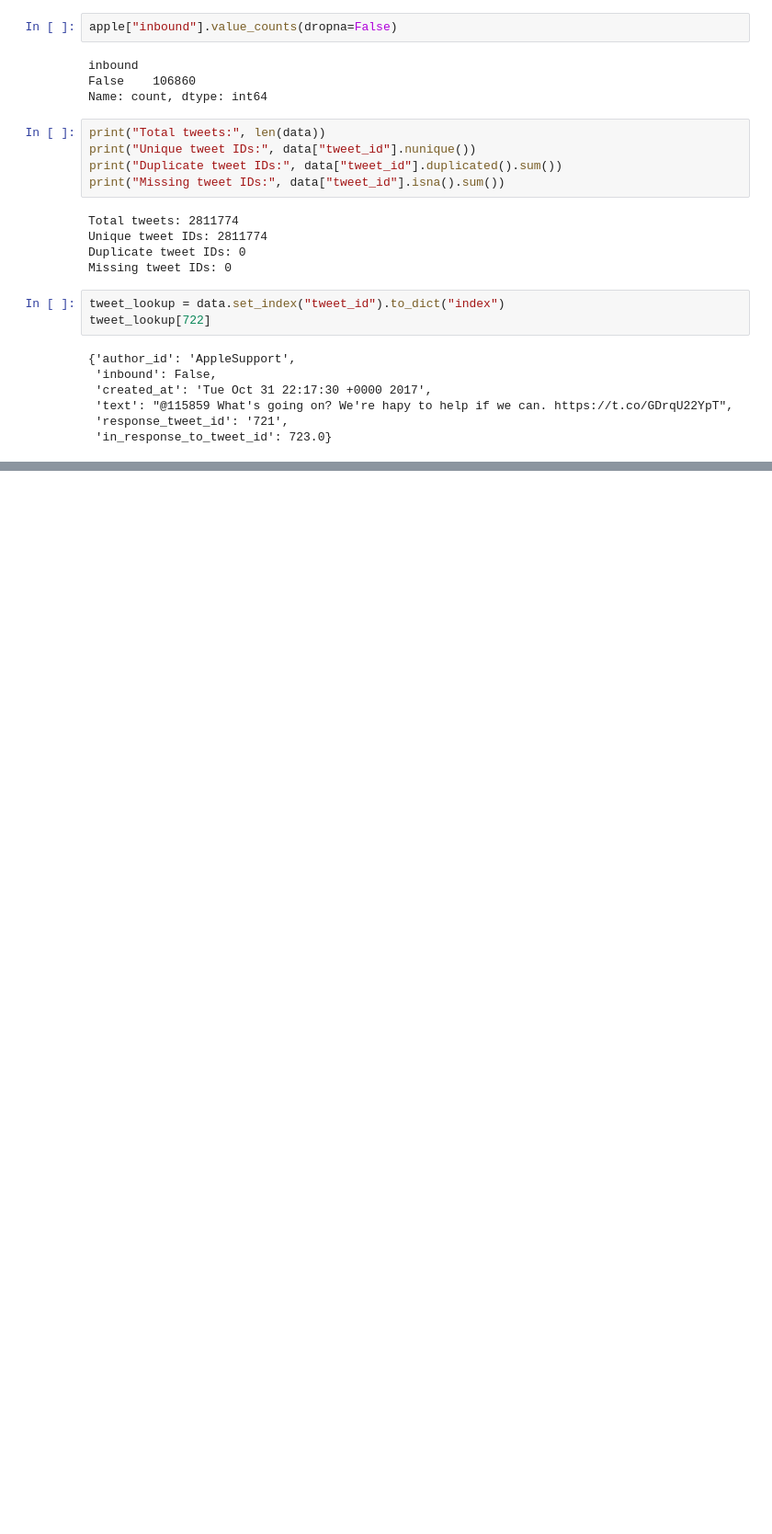
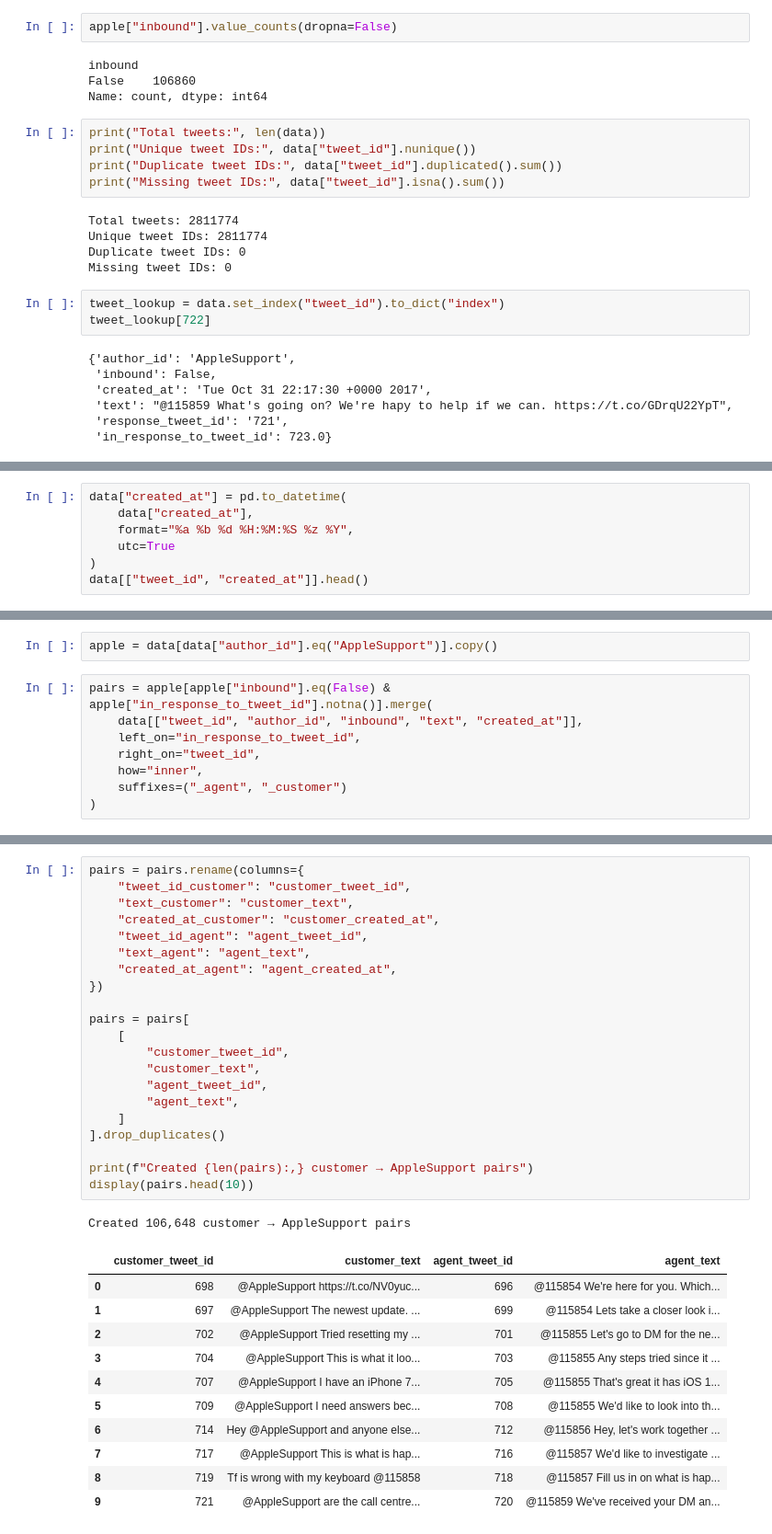
Before and after one commit to fyzanfr/tweets, a Jupyter notebook: notebooks/preprocessing.ipynb, the cells around one changed output, grey strips where cells are left out. Shown at 92% size. Saved outputs shown, nothing was run; the diff lists cells and outputs as text; blank space fills up the shorter version.

```diff
--- a/notebooks/preprocessing.ipynb
+++ b/notebooks/preprocessing.ipynb
@@ -361,0 +460,7 @@ def get_parent(tweet_id):
+# %%
+data["created_at"] = pd.to_datetime(
+    data["created_at"],
+    format="%a %b %d %H:%M:%S %z %Y",
+    utc=True
+)
+data[["tweet_id", "created_at"]].head()
@@ -361,0 +563,10 @@ def get_parent(tweet_id):
+# %%
+apple = data[data["author_id"].eq("AppleSupport")].copy()
+# %%
+pairs = apple[apple["inbound"].eq(False) & apple["in_response_to_tweet_id"].notna()].merge(
+    data[["tweet_id", "author_id", "inbound", "text", "created_at"]],
+    left_on="in_response_to_tweet_id",
+    right_on="tweet_id",
+    how="inner",
+    suffixes=("_agent", "_customer")
+)
@@ -361,0 +582,34 @@ def get_parent(tweet_id):
+# %%
+pairs = pairs.rename(columns={
+    "tweet_id_customer": "customer_tweet_id",
+    "text_customer": "customer_text",
+    "created_at_customer": "customer_created_at",
+    "tweet_id_agent": "agent_tweet_id",
+    "text_agent": "agent_text",
+    "created_at_agent": "agent_created_at",
+})
+
+pairs = pairs[
+    [
+        "customer_tweet_id",
+        "customer_text",
+        "agent_tweet_id",
+        "agent_text",
+    ]
+].drop_duplicates()
+
+print(f"Created {len(pairs):,} customer → AppleSupport pairs")
+display(pairs.head(10))
+# %% [output]
+Created 106,648 customer → AppleSupport pairs
+|  | customer_tweet_id | customer_text | agent_tweet_id | agent_text |
+| 0 | 698 | @AppleSupport https://t.co/NV0yuc... | 696 | @115854 We're here for you. Which... |
+| 1 | 697 | @AppleSupport The newest update. ... | 699 | @115854 Lets take a closer look i... |
+| 2 | 702 | @AppleSupport Tried resetting my ... | 701 | @115855 Let's go to DM for the ne... |
+| 3 | 704 | @AppleSupport This is what it loo... | 703 | @115855 Any steps tried since it ... |
+| 4 | 707 | @AppleSupport I️ have an iPhone 7... | 705 | @115855 That's great it has iOS 1... |
+| 5 | 709 | @AppleSupport I️ need answers bec... | 708 | @115855 We'd like to look into th... |
+| 6 | 714 | Hey @AppleSupport and anyone else... | 712 | @115856 Hey, let's work together ... |
+| 7 | 717 | @AppleSupport This is what is hap... | 716 | @115857 We'd like to investigate ... |
+| 8 | 719 | Tf is wrong with my keyboard @115858 | 718 | @115857 Fill us in on what is hap... |
+| 9 | 721 | @AppleSupport are the call centre... | 720 | @115859 We've received your DM an... |
```
Also changed, not shown: parts of 41 cells of this notebook.
